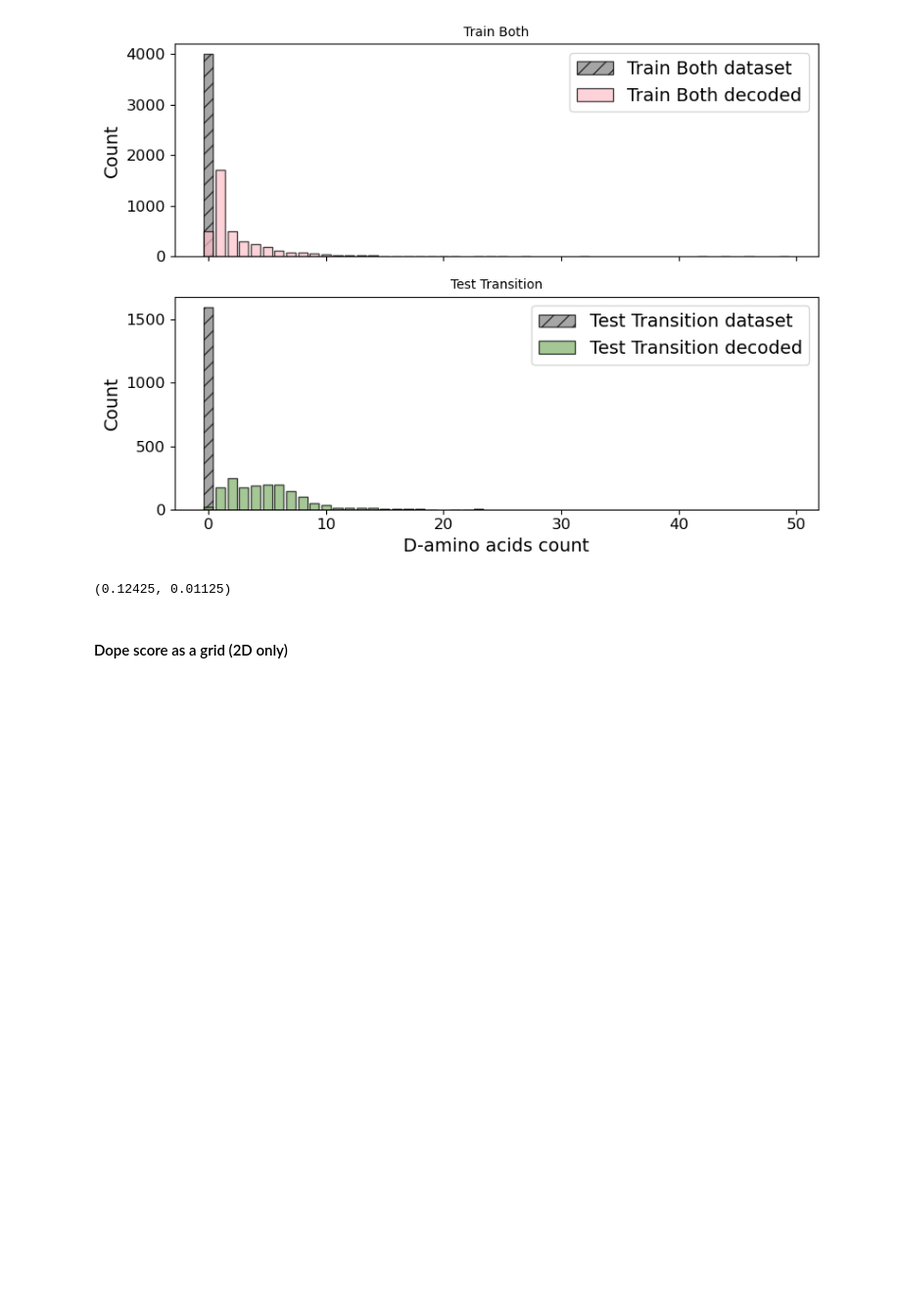
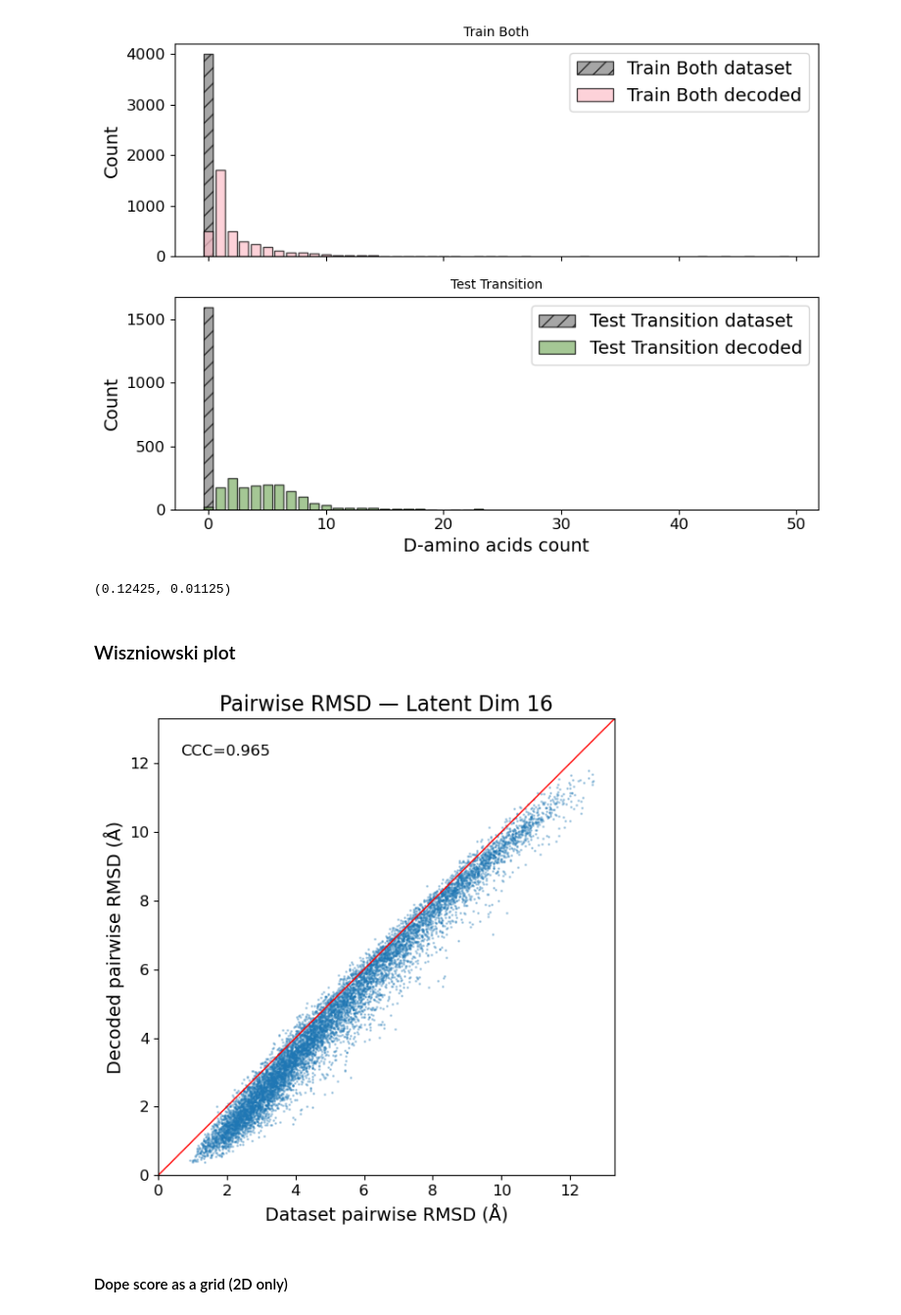
Before and after one commit to briandaniel14/molearn, a Jupyter notebook: analysis/cnn_multi_dim.ipynb, the cells around one changed output. Shown at 98% size. Drawn from its saved outputs; the diff is of its cells as text; code cells hidden in the pictures; blank space fills up the shorter version.

```diff
--- a/analysis/cnn_multi_dim.ipynb
+++ b/analysis/cnn_multi_dim.ipynb
@@ -320,4 +346,6 @@ for run, var in median_models:
 # %%
+import gc
+
 from utils import get_wasserstein_distances
 
 rows = []
@@ -325,7 +353,7 @@ rows = []
 for var in ALL_VARS:
     for run in RUNS:
         wd = get_wasserstein_distances(MAs[run][var], plot_data=plot_data)
-        for key, label, *_ in plot_data:
+        for key, label, _ in plot_data:
             for bond_type, dist in wd[key].items():
                 rows.append(
                     {
@@ -337,6 +365,12 @@ for var in ALL_VARS:
                     }
                 )
 
+        MAs[run][var]._decoded.clear()
+        MAs[run][var]._encoded.clear()
+        gc.collect()
+        torch.cuda.empty_cache()
+
+
 df_wd = pd.DataFrame(rows)
 
 # Average over runs
@@ -346,12 +380,9 @@ df_summary = (
     .reset_index()
 )
 
-os.makedirs("statistics", exist_ok=True)
 df_summary.sort_values(["var", "dataset", "bond_type"]).to_csv(
-    "statistics/wasserstein_distances.csv", index=False
+    "../statistics/wasserstein_distances.csv", index=False
 )
-
-print(df_summary.to_string(index=False))
 # %% [markdown]
 #### Bondlength Hist plots
 # %%
@@ -389,6 +420,8 @@ BOND LENGTH DISTRIBUTIONS - latent_dim=16
 # %% [markdown]
 #### Inversion saving statistics
 # %%
+import gc
+
 from utils import get_inversion_ratios
 
 avg_inversion_ratio_train: dict[int, float] = {}
@@ -396,7 +429,9 @@ avg_inversion_ratio_test: dict[int, float] = {}
 std_inversion_ratio_train: dict[int, float] = {}
 std_inversion_ratio_test: dict[int, float] = {}
 
-for var in ALL_VARS:
+TARGET_VARS = range(10, 17)
+
+for var in TARGET_VARS:
     rs_train = []
     rs_test = []
 
@@ -404,6 +439,11 @@ for var in ALL_VARS:
         r1, r2 = get_inversion_ratios(MAs[run][var], plot_data=plot_data)
         rs_train.append(r1)
         rs_test.append(r2)
+
+        MAs[run][var]._decoded.clear()
+        MAs[run][var]._encoded.clear()
+        gc.collect()
+        torch.cuda.empty_cache()
 
     avg_inversion_ratio_train[var] = round(float(np.mean(rs_train)), 4)
     avg_inversion_ratio_test[var] = round(float(np.mean(rs_test)), 4)
@@ -417,7 +457,7 @@ rows = [
         "std": std_inversion_ratio_train[var],
         "train/test": "train",
     }
-    for var in ALL_VARS
+    for var in TARGET_VARS
 ] + [
     {
         "var": var,
@@ -425,11 +465,11 @@ rows = [
         "std": std_inversion_ratio_test[var],
         "train/test": "test",
     }
-    for var in ALL_VARS
+    for var in TARGET_VARS
 ]
 
 pd.DataFrame(rows).sort_values(["var", "train/test"]).to_csv(
-    "statistics/inversion_ratios.csv", index=False
+    "../statistics/inversion_ratios3.csv", index=False
 )
 # %% [markdown]
 #### Inversion Hist Plot
@@ -449,6 +489,19 @@ INVERSION ERRORS - latent_dim=8, run=2
 ============================================================
 [figure]
 (0.12425, 0.01125)
+# %% [markdown]
+### Wiszniowski plot
+# %%
+from plots import plot_pairwise_rmsd
+
+ccc, _, _ = plot_pairwise_rmsd(
+    MAs[run][var],
+    key="test_trans",
+    title=f"Pairwise RMSD — Latent Dim {var}",
+    max_pairs=10000,
+)
+# %% [output]
+[figure, added]
 # %% [markdown]
 #### Dope score as a grid (2D only)
 # %%
```
Also changed, not shown: parts of 6 cells of this notebook, 6 other files.
